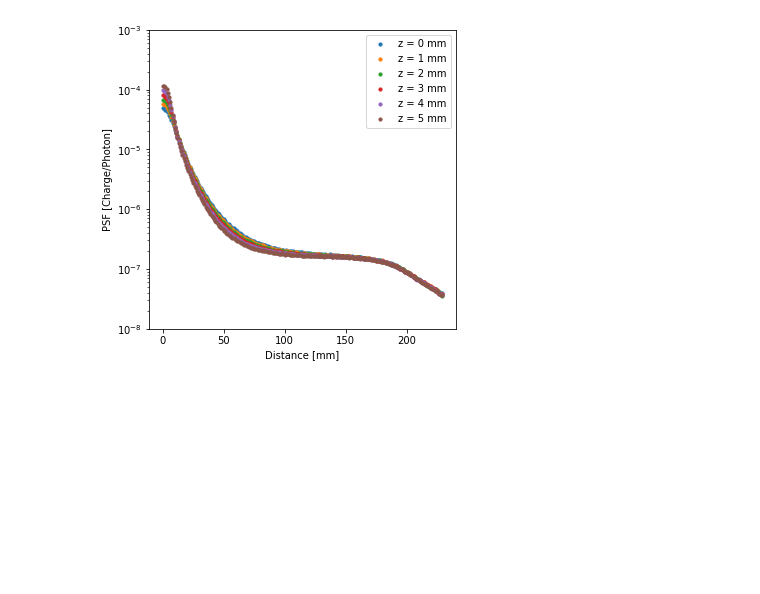
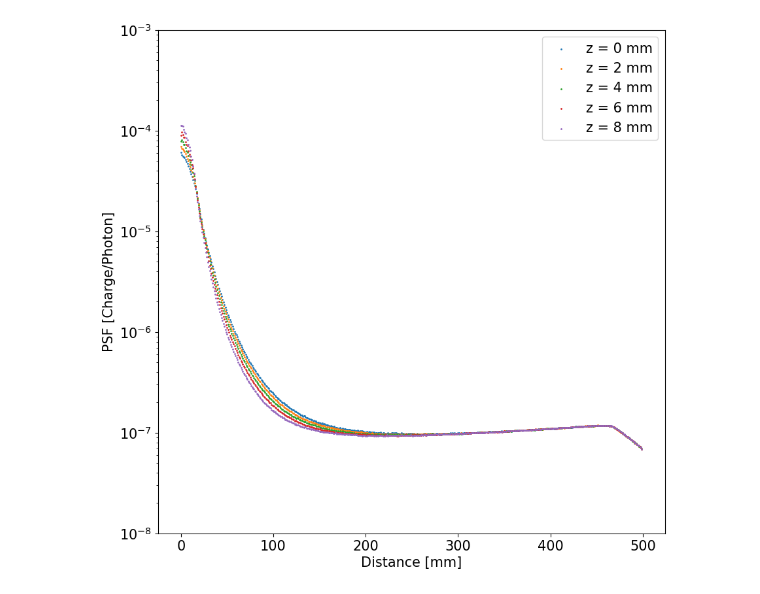
Before and after one commit to kvjmistry/LightTableGen, a Jupyter notebook: notebooks/psf_constructor_verbose.ipynb, the cells around one changed output. Cells and saved outputs as stored; diff of their text form; code cells hidden in the pictures; blank space fills up the shorter version.

```diff
--- a/notebooks/psf_constructor_verbose.ipynb
+++ b/notebooks/psf_constructor_verbose.ipynb
@@ -235,6 +299,6 @@ Exception: NaN values in table!
 # %%
 save = True
-outfilename = f"PSF.h5"
+outfilename = f"../LT/NEXT100_PSF_square.h5"
 
 if save:
     with tb.open_file(outfilename, 'w') as h5out:
@@ -268,19 +332,19 @@ config = load_dst(outfilename, "PSF", "Config")
 # %%
 i = 0
 %matplotlib inline
 
-fig, ax = plt.subplots(1, figsize=[5.5, 5.5])
-for i in range(0, 6,1):
+fig, ax = plt.subplots(1, figsize=[10, 10])
+for i in range(0, 10,2):
     #PSF.index is the distance, r, Psf (z_X)
-    ax.scatter(psf.index, psf[f"z_m{i+1}"], s=10, label="z = {0} mm".format(i))
+    ax.scatter(psf.index, psf[f"z_m{i+1}"], s=1, label="z = {0} mm".format(i), linestyle="-")
 
     ax.set_yscale("log")
     ax.set_ylim(1e-8, 1e-3)
 
 ax.set_ylabel("PSF [Charge/Photon]")
 ax.set_xlabel("Distance [mm]")
 ax.legend()
 plt.savefig("PSF.pdf")
 plt.show()
 # %% [output]
-[figure, old version]
+[figure, new version]
```
Also changed, not shown: parts of 11 cells of this notebook, 1 other file.
